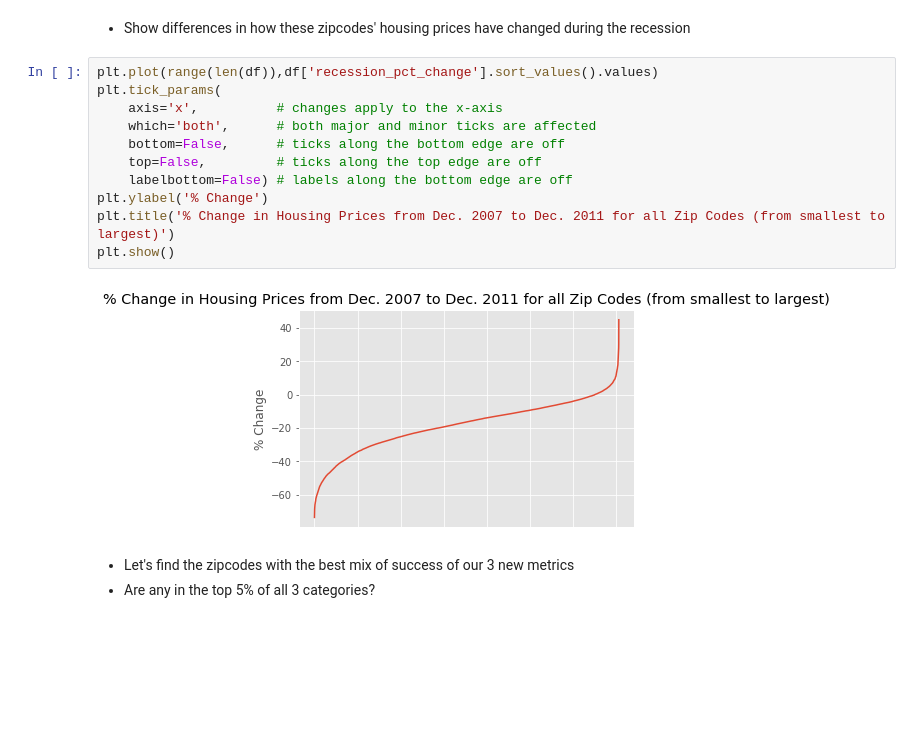
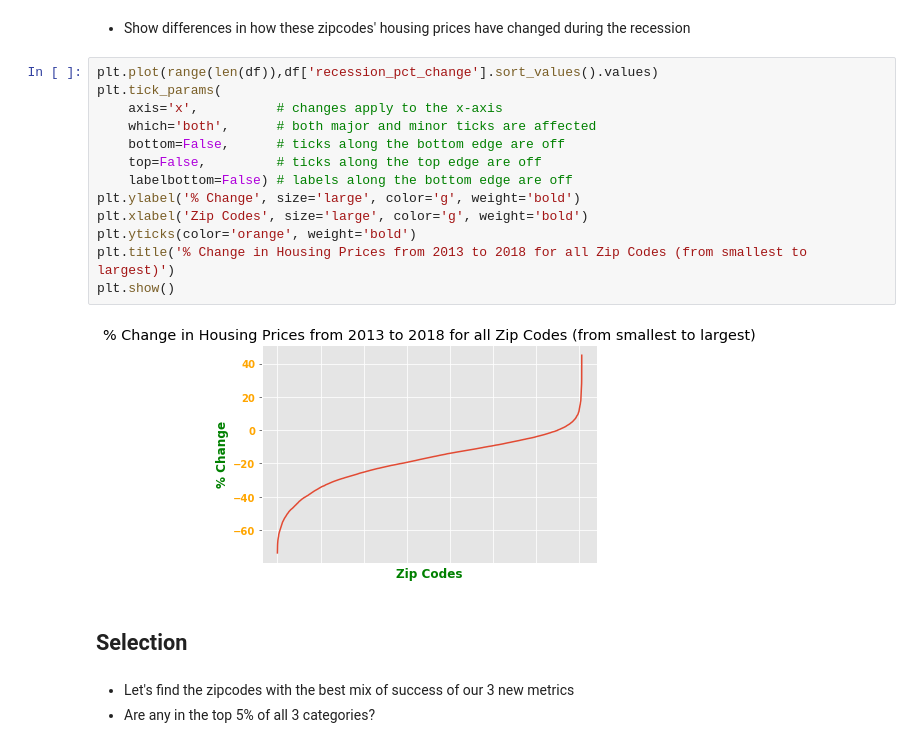
Before and after one commit to swede0623/dsc-mod-4-project-online-ds-pt-031119, a Jupyter notebook: Project.ipynb, the cells around one changed output. Cells and saved outputs as stored; diff of their text form; blank space fills up the shorter version.

```diff
--- a/Project.ipynb
+++ b/Project.ipynb
@@ -137,16 +139,20 @@ df.insert(5, col.name, col)
 # %%
 plt.plot(range(len(df)),df['recession_pct_change'].sort_values().values)
 plt.tick_params(
     axis='x',          # changes apply to the x-axis
     which='both',      # both major and minor ticks are affected
     bottom=False,      # ticks along the bottom edge are off
     top=False,         # ticks along the top edge are off
     labelbottom=False) # labels along the bottom edge are off
-plt.ylabel('% Change')
-plt.title('% Change in Housing Prices from Dec. 2007 to Dec. 2011 for all Zip Codes (from smallest to largest)')
+plt.ylabel('% Change', size='large', color='g', weight='bold')
+plt.xlabel('Zip Codes', size='large', color='g', weight='bold')
+plt.yticks(color='orange', weight='bold')
+plt.title('% Change in Housing Prices from 2013 to 2018 for all Zip Codes (from smallest to largest)')
 plt.show()
 # %% [output]
-[figure, old version]
+[figure, new version]
+# %% [markdown]
+## Selection
 # %% [markdown]
 - Let's find the zipcodes with the best mix of success of our 3 new metrics
 - Are any in the top 5% of all 3 categories?
```
Also changed, not shown: parts of 20 cells of this notebook, 1 other file.
